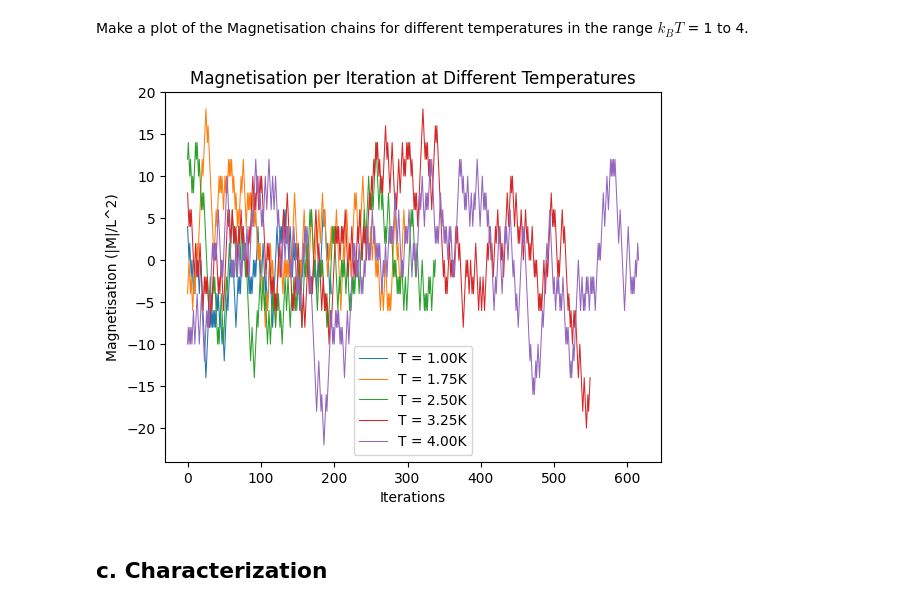
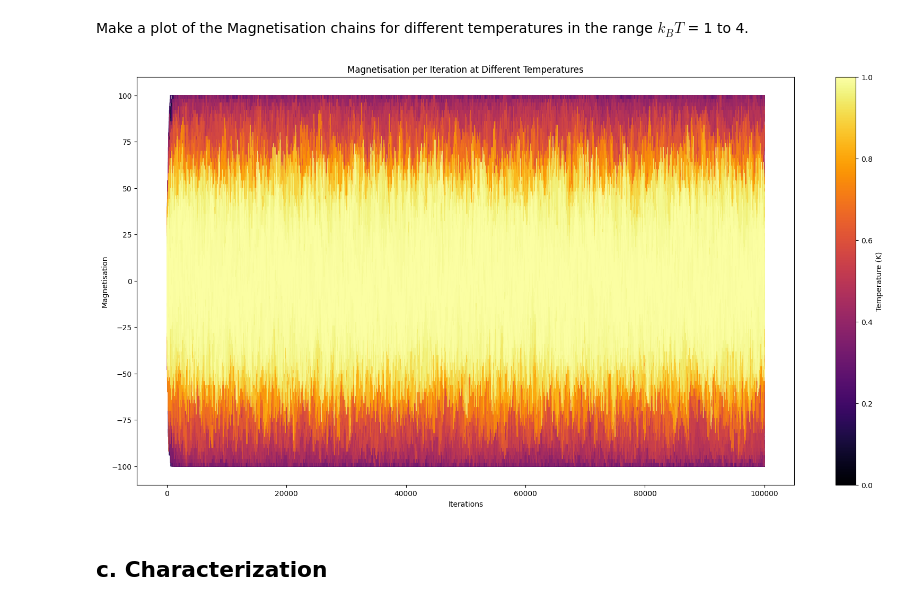
Before and after one commit to LFW25/PHYS512-Computational_Physics, a Jupyter notebook: Assignments/A3.ipynb, the cells around one changed output. Drawn from its saved outputs; the diff is of its cells as text; code cells hidden in the pictures.

```diff
--- a/Assignments/A3.ipynb
+++ b/Assignments/A3.ipynb
@@ -345,12 +345,15 @@ def metropolis_hastings(n = 10, num_steps = int(1E6), temperature = 0.65, plot =
         lattice[i, j] *= -1 # Flip the spin
 
         # Delta E = 2s_i * (S_up + S_down + S_left + S_right)
-        delta_energy = 2 * lattice[i, j] * (lattice[(i - 1) % n, j] + lattice[(i + 1) % n, j] + lattice[i, (j - 1) % n] + lattice[i, (j + 1) % n]) # Change in energy
+        delta_energy = -1 * 2 * lattice[i, j] * (lattice[(i - 1) % n, j] + lattice[(i + 1) % n, j] + lattice[i, (j - 1) % n] + lattice[i, (j + 1) % n]) # Change in energy
 
-        if delta_energy <= 0 or np.random.rand() < boltzmann_probability(delta_energy, temperature):
+        if np.random.rand() < boltzmann_probability(delta_energy, temperature):
+            #Accept the flip
             magnetisations.append(calculate_magnetisation(lattice)) # Store the magnetisation
         else:
+            # Reject the flip
             lattice[i, j] *= -1 # Flip the spin back
+            magnetisations.append(calculate_magnetisation(lattice)) # Store the magnetisation
 
     if plot:
         # Plot the magnetisation values
@@ -373,23 +376,34 @@ mag_array = metropolis_hastings(n, num_steps, temperature)
 # %% [markdown]
 Make a plot of the Magnetisation chains for different temperatures in the range $k_BT$ = 1 to 4.
 # %%
-temp_list = np.linspace(1, 4, 5) # Range of kbT values
+temp_list = np.linspace(1, 4, 500) # Range of kbT values
 mag_list = [] # Store the magnetisation arrays
 n = 10
-num_steps = 1000
+num_steps = int(1E5)
 
 for temp in temp_list:
     mag_list.append(metropolis_hastings(n, num_steps, temp, plot = False))
 # %%
-plt.figure(1)
-for mag in mag_list:
-    plt.plot(mag, label = f"T = {temp_list[mag_list.index(mag)]:.2f}K", linewidth=0.75)
-    plt.xlabel("Iterations")
-    plt.ylabel("Magnetisation (|M|/L^2)")
-    plt.title("Magnetisation per Iteration at Different Temperatures")
-    plt.legend()
+plt.figure(1, figsize = (20, 10))
+cmap = plt.get_cmap('inferno')  # Choose a colormap
+
+for i in range(len(mag_list)):
+    mag = mag_list[i]
+    temp = temp_list[i]
+    color = cmap((temp - temp_list[0]) / (temp_list[-1] - temp_list[0]))  # Assign color based on temperature
+    plt.plot(mag, label=f"T = {temp:.2f}K", linewidth=0.75, color=color, alpha = 0.8)
+
+plt.xlabel("Iterations")
+plt.ylabel("Magnetisation")
+plt.title("Magnetisation per Iteration at Different Temperatures")
+
+sm = plt.cm.ScalarMappable(cmap=cmap)
+sm.set_array([])
+cbar = plt.colorbar(sm, ax = plt.gca())
+cbar.set_label('Temperature (K)')
+plt.show()
 # %% [output]
-[figure, old version]
+[figure, new version]
 # %% [markdown]
 ## **c. Characterization**
 # %% [markdown]
```
Also changed, not shown: parts of 3 cells of this notebook.
